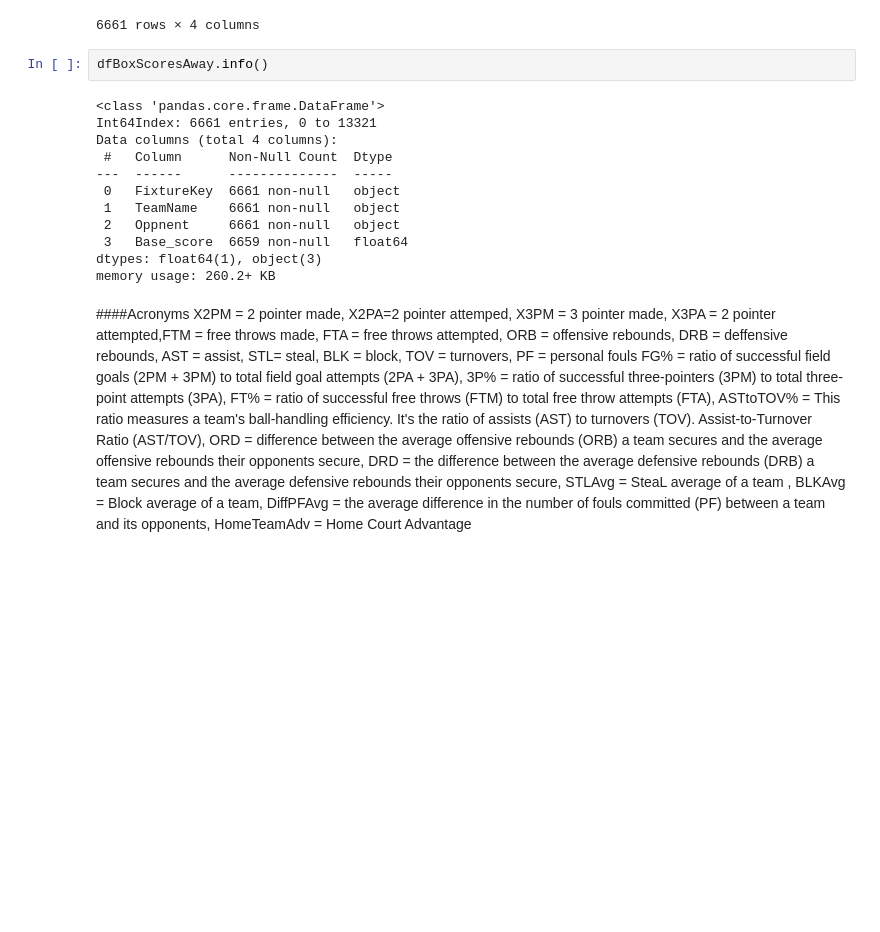
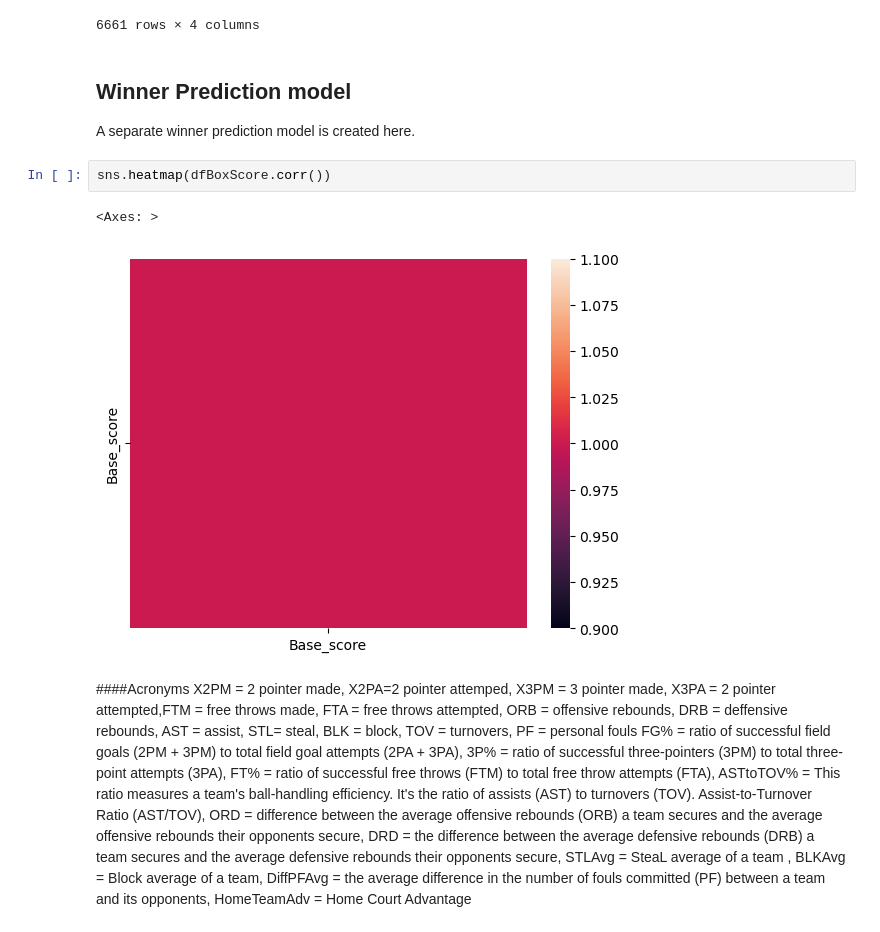
Before and after one commit to PHNX-MOD/Machine_Learning_sport_Model, a Jupyter notebook: main.ipynb, the cells around one changed output. Cells and saved outputs as stored; diff of their text form; blank space fills up the shorter version.

```diff
--- a/main.ipynb
+++ b/main.ipynb
@@ -326,20 +326,14 @@ dfBoxScoresAway
 | 13318 | YSU v OAK 09-Feb-2022 | OAK | YSU | 55.953850 |
 | 13321 | DET v YSU 12-Jan-2023 | YSU | DET | 98.150868 |
 6661 rows × 4 columns
-# %%
-dfBoxScoresAway.info()
-# %% [output]
-<class 'pandas.core.frame.DataFrame'>
-Int64Index: 6661 entries, 0 to 13321
-Data columns (total 4 columns):
- #   Column      Non-Null Count  Dtype
----  ------      --------------  -----
- 0   FixtureKey  6661 non-null   object
- 1   TeamName    6661 non-null   object
- 2   Oppnent     6661 non-null   object
- 3   Base_score  6659 non-null   float64
-dtypes: float64(1), object(3)
-memory usage: 260.2+ KB
+# %% [markdown]
+## Winner Prediction model
+A separate winner prediction model is created here.
+# %%
+sns.heatmap(dfBoxScore.corr())
+# %% [output]
+<Axes: >
+[figure, added]
 # %% [markdown]
 
 ####Acronyms</br>
```
Also changed, not shown: parts of 10 cells of this notebook, 5 other files.
